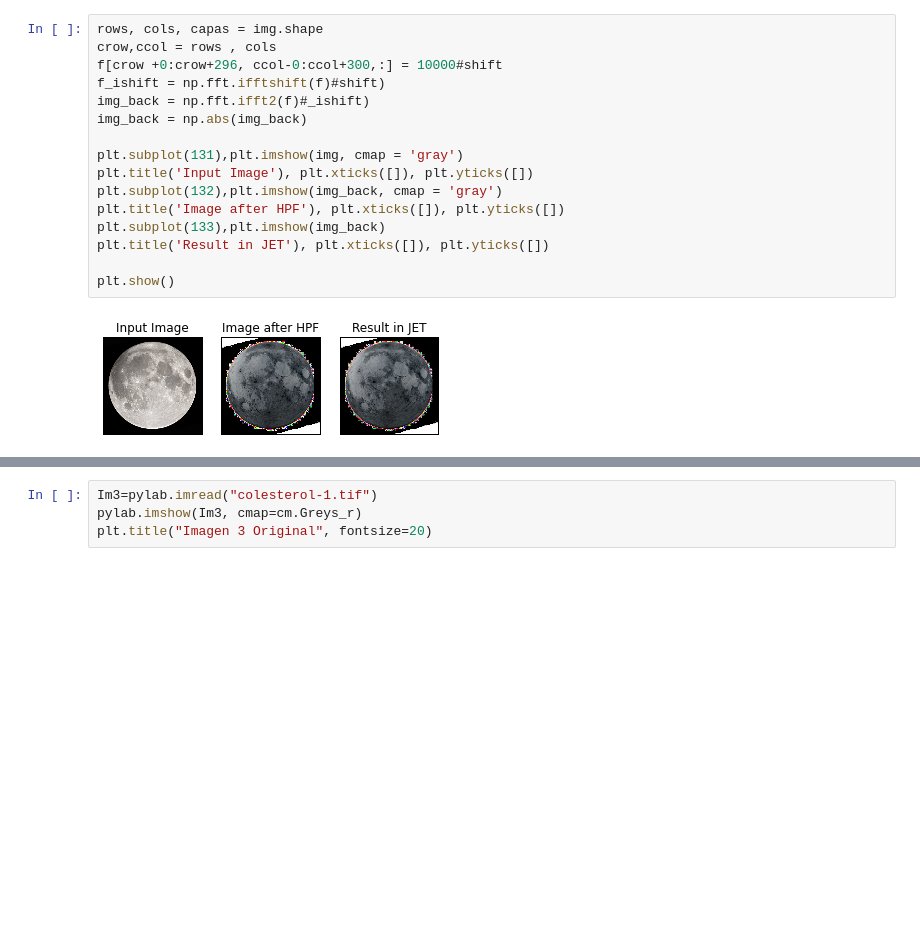
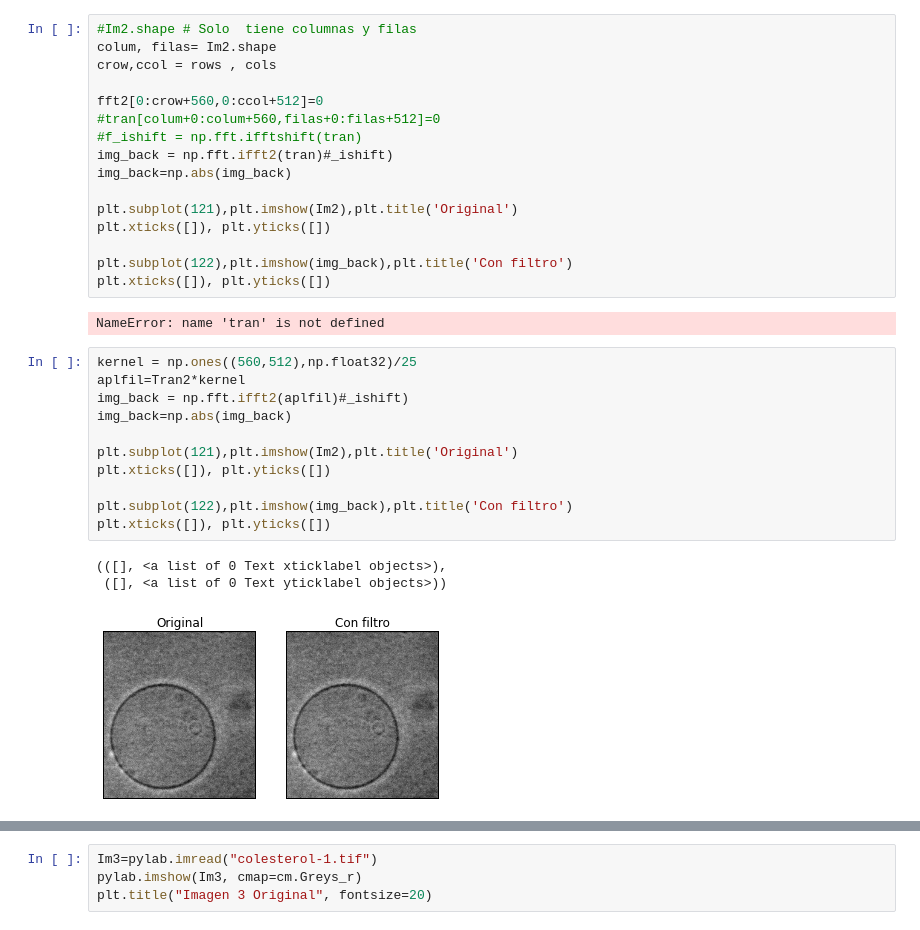
Before and after one commit to natalycr/GithubComputacionalTareas, a Jupyter notebook: CastilloFarfan_hw5/Punto1.ipynb, the cells around one changed output, grey strips where cells are left out. Saved outputs shown, nothing was run; the diff lists cells and outputs as text; blank space fills up the shorter version.

```diff
--- a/CastilloFarfan_hw5/Punto1.ipynb
+++ b/CastilloFarfan_hw5/Punto1.ipynb
@@ -49,19 +123,34 @@ plt.show()
 # %%
-rows, cols, capas = img.shape
+#Im2.shape # Solo  tiene columnas y filas
+colum, filas= Im2.shape
 crow,ccol = rows , cols
-f[crow +0:crow+296, ccol-0:ccol+300,:] = 10000#shift
-f_ishift = np.fft.ifftshift(f)#shift)
-img_back = np.fft.ifft2(f)#_ishift)
-img_back = np.abs(img_back)
 
-plt.subplot(131),plt.imshow(img, cmap = 'gray')
-plt.title('Input Image'), plt.xticks([]), plt.yticks([])
-plt.subplot(132),plt.imshow(img_back, cmap = 'gray')
-plt.title('Image after HPF'), plt.xticks([]), plt.yticks([])
-plt.subplot(133),plt.imshow(img_back)
-plt.title('Result in JET'), plt.xticks([]), plt.yticks([])
+fft2[0:crow+560,0:ccol+512]=0
+#tran[colum+0:colum+560,filas+0:filas+512]=0
+#f_ishift = np.fft.ifftshift(tran)
+img_back = np.fft.ifft2(tran)#_ishift)
+img_back=np.abs(img_back)
 
-plt.show()
+plt.subplot(121),plt.imshow(Im2),plt.title('Original')
+plt.xticks([]), plt.yticks([])
+
+plt.subplot(122),plt.imshow(img_back),plt.title('Con filtro')
+plt.xticks([]), plt.yticks([])
 # %% [output]
-[figure, removed]
+NameError: name 'tran' is not defined
+# %%
+kernel = np.ones((560,512),np.float32)/25
+aplfil=Tran2*kernel
+img_back = np.fft.ifft2(aplfil)#_ishift)
+img_back=np.abs(img_back)
+
+plt.subplot(121),plt.imshow(Im2),plt.title('Original')
+plt.xticks([]), plt.yticks([])
+
+plt.subplot(122),plt.imshow(img_back),plt.title('Con filtro')
+plt.xticks([]), plt.yticks([])
+# %% [output]
+(([], <a list of 0 Text xticklabel objects>),
+ ([], <a list of 0 Text yticklabel objects>))
+[figure, added]
 # %%
```
Also changed, not shown: parts of 16 cells of this notebook, 7 other files.
